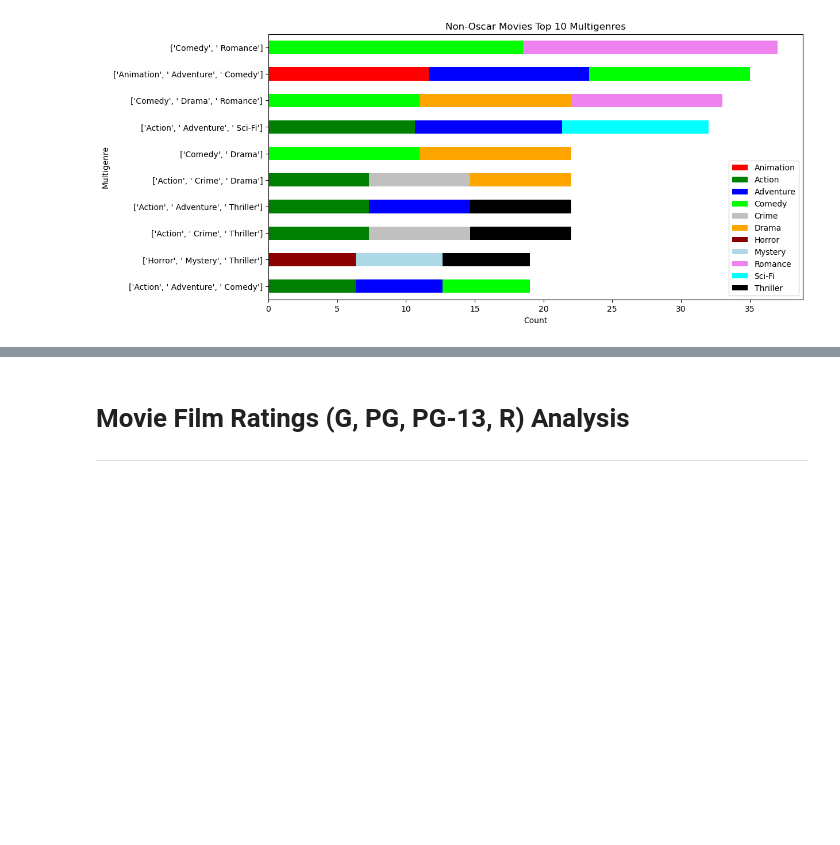
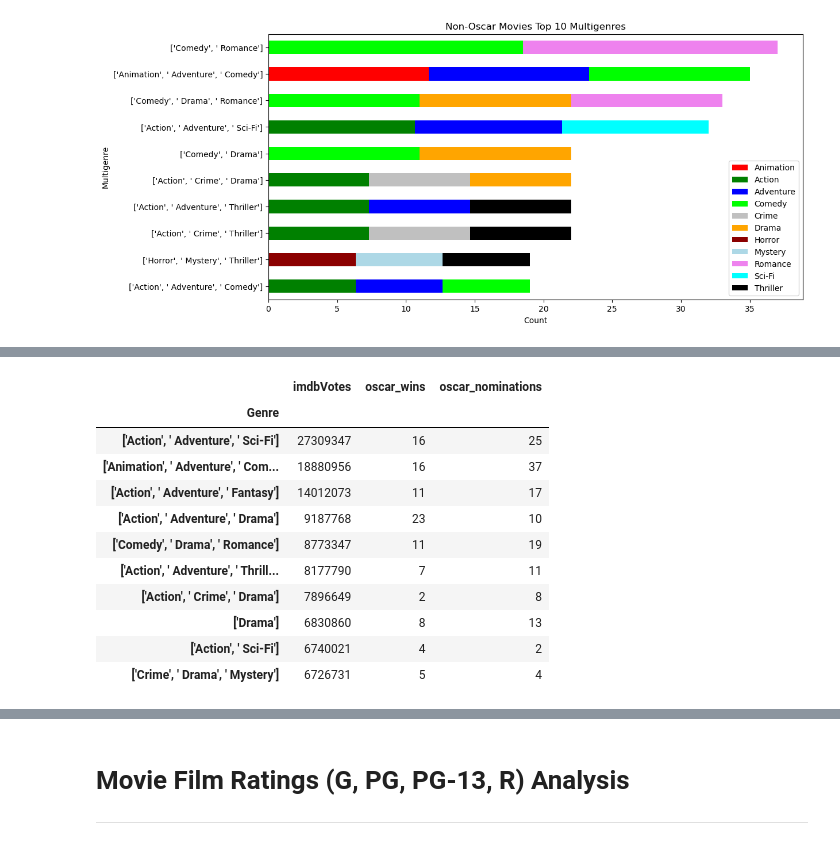
Before and after one commit to PurnimaPathak44/Project-1, a Jupyter notebook: Main Movie Folder/movie_main.ipynb, the cells around one changed output, grey strips where cells are left out. Saved outputs shown, nothing was run; the diff lists cells and outputs as text; code cells hidden in the pictures; blank space fills up the shorter version.

```diff
--- a/Main Movie Folder/movie_main.ipynb
+++ b/Main Movie Folder/movie_main.ipynb
@@ -240,0 +288,16 @@ top10_multigenre = df.merge(oscar_movies_multigenre_count10, on="Genre").merge(o
+# %%
+top10_sum = top10_sum[['imdbVotes', 'oscar_wins', 'oscar_nominations']]
+top10_sum.sort_values(by='imdbVotes', ascending=False).head(10)
+# %% [output]
+|  | imdbVotes | oscar_wins | oscar_nominations |
+| Genre |  |  |  |
+| ['Action', ' Adventure', ' Sci-Fi'] | 27309347 | 16 | 25 |
+| ['Animation', ' Adventure', ' Com... | 18880956 | 16 | 37 |
+| ['Action', ' Adventure', ' Fantasy'] | 14012073 | 11 | 17 |
+| ['Action', ' Adventure', ' Drama'] | 9187768 | 23 | 10 |
+| ['Comedy', ' Drama', ' Romance'] | 8773347 | 11 | 19 |
+| ['Action', ' Adventure', ' Thrill... | 8177790 | 7 | 11 |
+| ['Action', ' Crime', ' Drama'] | 7896649 | 2 | 8 |
+| ['Drama'] | 6830860 | 8 | 13 |
+| ['Action', ' Sci-Fi'] | 6740021 | 4 | 2 |
+| ['Crime', ' Drama', ' Mystery'] | 6726731 | 5 | 4 |
```
Also changed, not shown: parts of 7 cells of this notebook.
